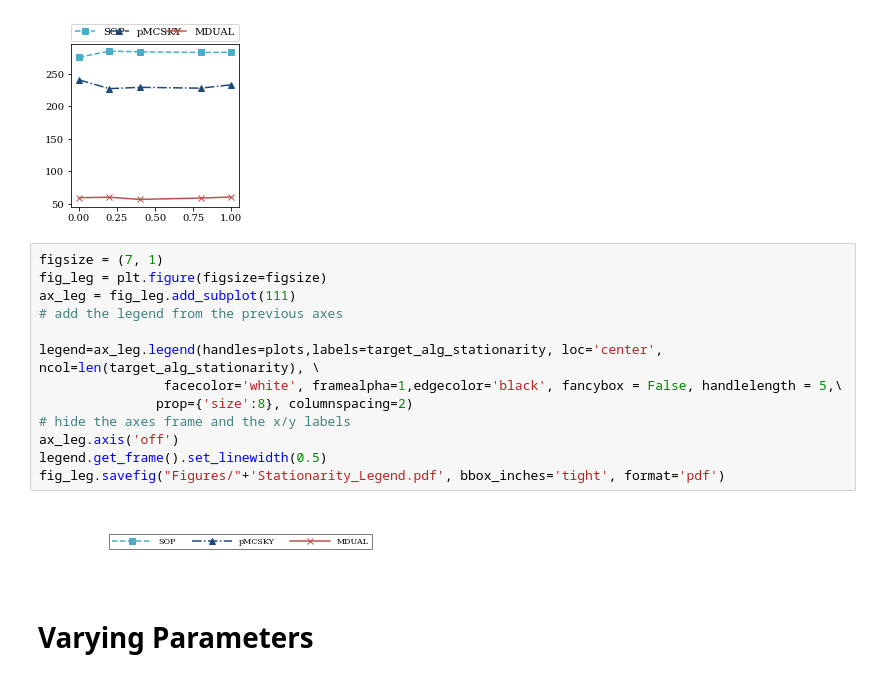
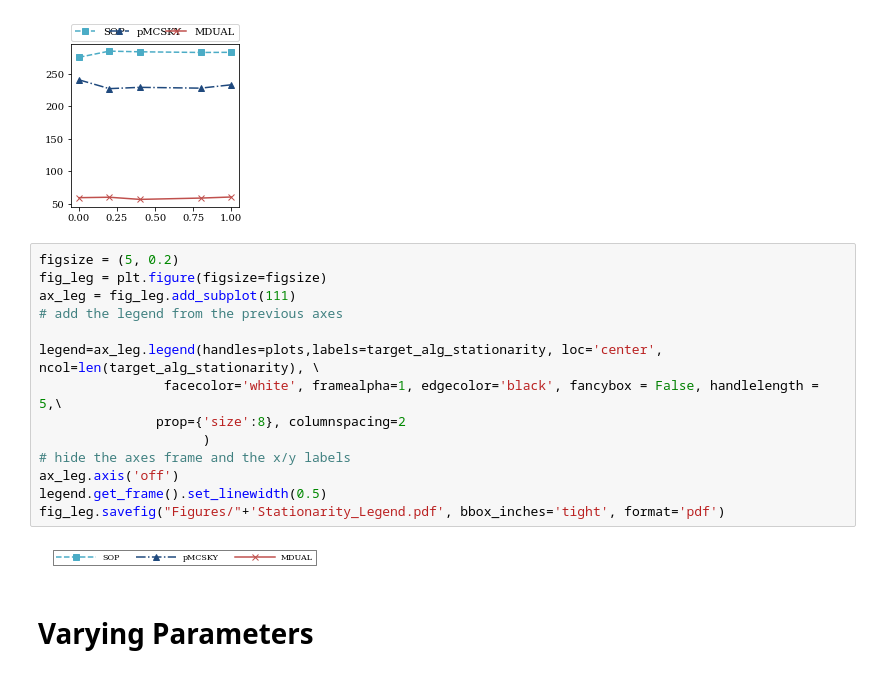
Before and after one commit to YoojuShin/SIGMOD2021LogScript, a Jupyter notebook: figure_script.ipynb, the cells around one changed output. Drawn from its saved outputs; the diff is of its cells as text.

Commit message:
final figures for SIGMOD 2021

```diff
--- a/figure_script.ipynb
+++ b/figure_script.ipynb
@@ -805,20 +805,21 @@ legend = ax.legend(handles=plots,labels=target_alg_stationarity,\
 # %% [output]
 [figure]
 # %%
-figsize = (7, 1)
+figsize = (5, 0.2)
 fig_leg = plt.figure(figsize=figsize)
 ax_leg = fig_leg.add_subplot(111)
 # add the legend from the previous axes
 
 legend=ax_leg.legend(handles=plots,labels=target_alg_stationarity, loc='center', ncol=len(target_alg_stationarity), \
-                facecolor='white', framealpha=1,edgecolor='black', fancybox = False, handlelength = 5,\
-               prop={'size':8}, columnspacing=2)
+                facecolor='white', framealpha=1, edgecolor='black', fancybox = False, handlelength = 5,\
+               prop={'size':8}, columnspacing=2
+                     )
 # hide the axes frame and the x/y labels
 ax_leg.axis('off')
 legend.get_frame().set_linewidth(0.5)
 fig_leg.savefig("Figures/"+'Stationarity_Legend.pdf', bbox_inches='tight', format='pdf')
 # %% [output]
-[figure, old version]
+[figure, new version]
 # %% [markdown]
 # Varying Parameters
 # %%
```
Also changed, not shown: 50 other files.
